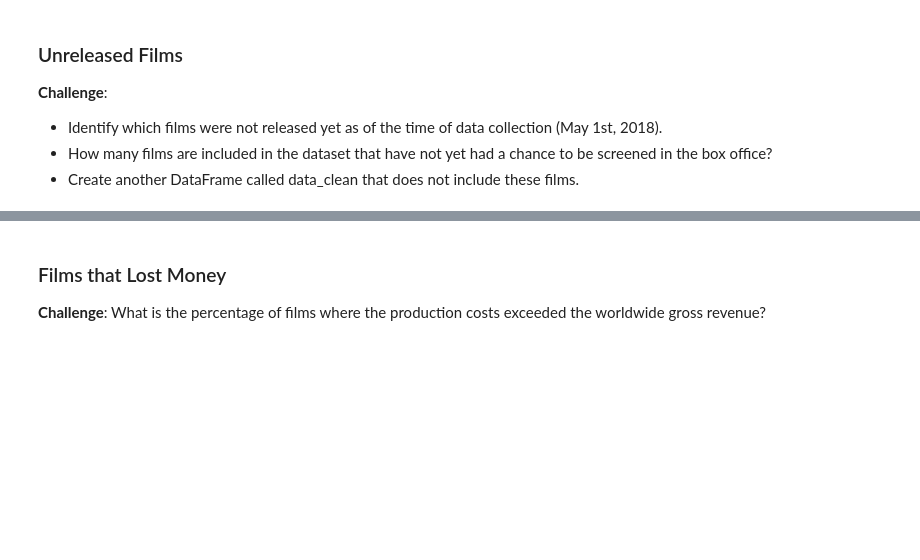
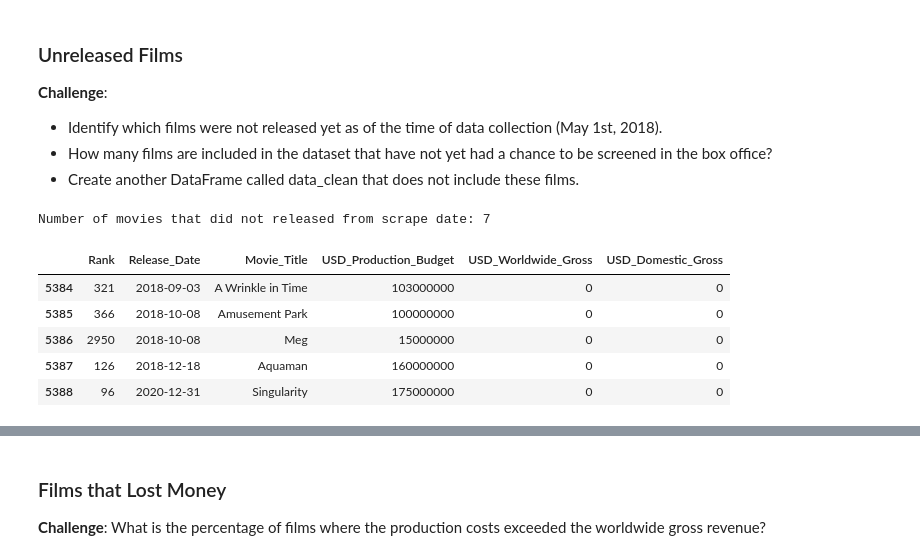
Before and after one commit to Xor01/MovieBudget-vs-Revenue, a Jupyter notebook: Seaborn_and_Linear_Regression.ipynb, the cells around one changed output, grey strips where cells are left out. Cells and saved outputs as stored; diff of their text form; code cells hidden in the pictures; blank space fills up the shorter version.

```diff
--- a/Seaborn_and_Linear_Regression.ipynb
+++ b/Seaborn_and_Linear_Regression.ipynb
@@ -204,3 +204,15 @@ data.query('(USD_Worldwide_Gross != 0) and (USD_Domestic_Gross == 0)')
 # %%
 # Date of Data Collection
 scrape_date = pd.Timestamp('2018-5-1')
+# %%
+not_released_then = data.loc[data['Release_Date'] > scrape_date]
+print(f'Number of movies that did not released from scrape date: {len(not_released_then)}')
+not_released_then.head()
+# %% [output]
+Number of movies that did not released from scrape date: 7
+|  | Rank | Release_Date | Movie_Title | USD_Production_Budget | USD_Worldwide_Gross | USD_Domestic_Gross |
+| 5384 | 321 | 2018-09-03 | A Wrinkle in Time | 103000000 | 0 | 0 |
+| 5385 | 366 | 2018-10-08 | Amusement Park | 100000000 | 0 | 0 |
+| 5386 | 2950 | 2018-10-08 | Meg | 15000000 | 0 | 0 |
+| 5387 | 126 | 2018-12-18 | Aquaman | 160000000 | 0 | 0 |
+| 5388 | 96 | 2020-12-31 | Singularity | 175000000 | 0 | 0 |
```
Also changed, not shown: parts of 2 cells of this notebook.
